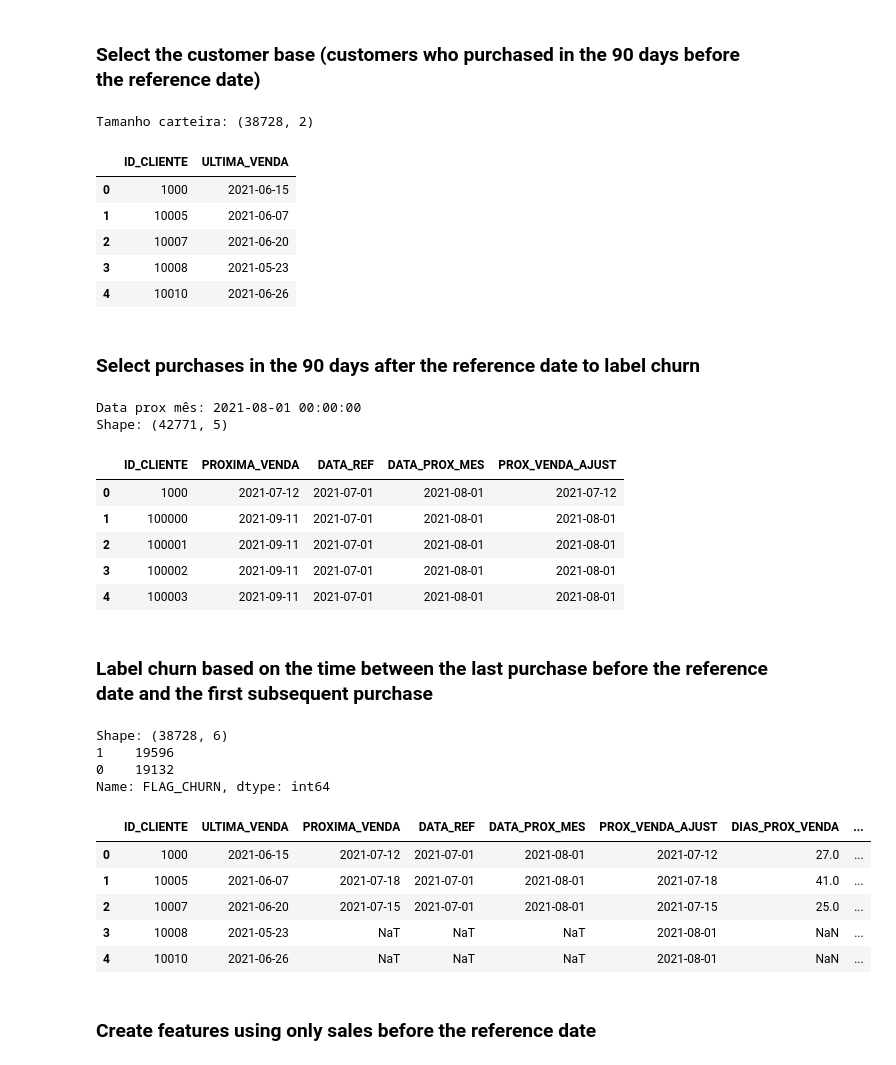
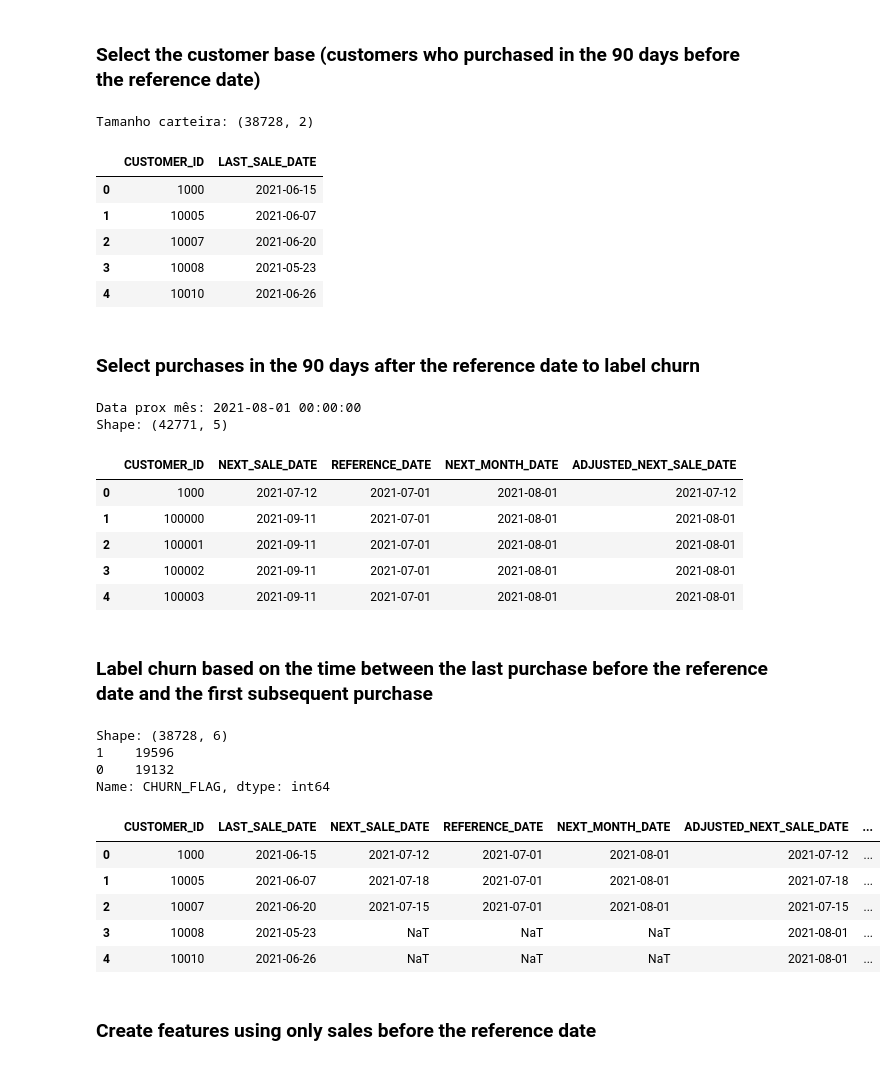
Before and after one commit to Joa1Camargo/online-petshop-data-analysis, a Jupyter notebook: notebooks/03.churn_recommendation.ipynb, the cells around one changed output. Saved outputs shown, nothing was run; the diff lists cells and outputs as text; code cells hidden in the pictures.

```diff
--- a/notebooks/03.churn_recommendation.ipynb
+++ b/notebooks/03.churn_recommendation.ipynb
@@ -155,0 +146,3 @@ df_cliente_vendas.head()
+# %%
+customer_sales['DAYS_BETWEEN_SALES'] = (customer_sales['NEXT_SALE_DATE'] - customer_sales['SALE_DATE']).dt.days
+customer_sales.head()
@@ -228,15 +228,15 @@ df_cliente_vendas.head()
 ### Select the customer base (customers who purchased in the 90 days before the reference date)
 # %%
 # Select the customer base (customers who purchased in the 90 days before the reference date)
-df_clientes_cart = df_cliente_vendas[(df_cliente_vendas['DATA_VENDA'] >= data_lim_cart) &
-                                     (df_cliente_vendas['DATA_VENDA'] < data_ref)]\
-    .groupby('ID_CLIENTE')[['DATA_VENDA']].max().reset_index()
-df_clientes_cart = df_clientes_cart.rename(columns={'DATA_VENDA':'ULTIMA_VENDA'})
-print('Tamanho carteira:', df_clientes_cart.shape)
-df_clientes_cart.head()
+eligible_customers = customer_sales[(customer_sales['SALE_DATE'] >= customer_window_start) &
+                                     (customer_sales['SALE_DATE'] < reference_date)]\
+    .groupby('CUSTOMER_ID')[['SALE_DATE']].max().reset_index()
+eligible_customers = eligible_customers.rename(columns={'SALE_DATE':'LAST_SALE_DATE'})
+print('Eligible customer count:', eligible_customers.shape)
+eligible_customers.head()
 # %% [output]
 Tamanho carteira: (38728, 2)
-|  | ID_CLIENTE | ULTIMA_VENDA |
+|  | CUSTOMER_ID | LAST_SALE_DATE |
 | 0 | 1000 | 2021-06-15 |
 | 1 | 10005 | 2021-06-07 |
 | 2 | 10007 | 2021-06-20 |
@@ -246,21 +246,21 @@ Tamanho carteira: (38728, 2)
 ### Select purchases in the 90 days after the reference date to label churn
 # %%
 # Select purchases in the 90 days after the reference date to label churn
-df_clientes_prox_venda = df_cliente_vendas[(df_cliente_vendas['DATA_VENDA'] >= data_ref) &
-                                           (df_cliente_vendas['DATA_VENDA'] < data_lim_resp)].\
-    groupby('ID_CLIENTE')[['DATA_VENDA']].min().reset_index()
-df_clientes_prox_venda = df_clientes_prox_venda.rename(columns={'DATA_VENDA':'PROXIMA_VENDA'})
-df_clientes_prox_venda['DATA_REF'] = data_ref
-df_clientes_prox_venda['DATA_PROX_MES'] = df_clientes_prox_venda['DATA_REF'] + pd.DateOffset(months=1)
-data_prox_mes = df_clientes_prox_venda['DATA_PROX_MES'].max()
-print('Next-month date:', data_prox_mes)
-df_clientes_prox_venda['PROX_VENDA_AJUST'] = df_clientes_prox_venda[['PROXIMA_VENDA','DATA_PROX_MES']].min(axis=1)
-print('Shape:', df_clientes_prox_venda.shape)
-df_clientes_prox_venda.head()
+next_purchase_by_customer = customer_sales[(customer_sales['SALE_DATE'] >= reference_date) &
+                                           (customer_sales['SALE_DATE'] < response_end_date)].\
+    groupby('CUSTOMER_ID')[['SALE_DATE']].min().reset_index()
+next_purchase_by_customer = next_purchase_by_customer.rename(columns={'SALE_DATE':'NEXT_SALE_DATE'})
+next_purchase_by_customer['REFERENCE_DATE'] = reference_date
+next_purchase_by_customer['NEXT_MONTH_DATE'] = next_purchase_by_customer['REFERENCE_DATE'] + pd.DateOffset(months=1)
+next_month_boundary = next_purchase_by_customer['NEXT_MONTH_DATE'].max()
+print('Next-month date:', next_month_boundary)
+next_purchase_by_customer['ADJUSTED_NEXT_SALE_DATE'] = next_purchase_by_customer[['NEXT_SALE_DATE','NEXT_MONTH_DATE']].min(axis=1)
+print('Shape:', next_purchase_by_customer.shape)
+next_purchase_by_customer.head()
 # %% [output]
 Data prox mês: 2021-08-01 00:00:00
 Shape: (42771, 5)
-|  | ID_CLIENTE | PROXIMA_VENDA | DATA_REF | DATA_PROX_MES | PROX_VENDA_AJUST |
+|  | CUSTOMER_ID | NEXT_SALE_DATE | REFERENCE_DATE | NEXT_MONTH_DATE | ADJUSTED_NEXT_SALE_DATE |
 | 0 | 1000 | 2021-07-12 | 2021-07-01 | 2021-08-01 | 2021-07-12 |
 | 1 | 100000 | 2021-09-11 | 2021-07-01 | 2021-08-01 | 2021-08-01 |
 | 2 | 100001 | 2021-09-11 | 2021-07-01 | 2021-08-01 | 2021-08-01 |
@@ -270,26 +270,26 @@ Shape: (42771, 5)
 ### Label churn based on the time between the last purchase before the reference date and the first subsequent purchase
 # %%
 # Label churn based on the time between the last purchase before the reference date and the first subsequent purchase
-df_clientes_cart_resp = df_clientes_cart.merge(df_clientes_prox_venda, on='ID_CLIENTE', how='left')
-print('Shape:', df_clientes_cart_resp.shape)
-df_clientes_cart_resp['DIAS_PROX_VENDA'] = (df_clientes_cart_resp['PROXIMA_VENDA'] - df_clientes_cart_resp['ULTIMA_VENDA']).dt.days
-df_clientes_cart_resp['PROX_VENDA_AJUST'] = df_clientes_cart_resp['PROX_VENDA_AJUST'].fillna(data_prox_mes)
-df_clientes_cart_resp['DIAS_PROX_VENDA_AJUST'] = (df_clientes_cart_resp['PROX_VENDA_AJUST'] - df_clientes_cart_resp['ULTIMA_VENDA']).dt.days
-df_clientes_cart_resp['FLAG_CHURN'] = np.where(df_clientes_cart_resp['DIAS_PROX_VENDA'] < dias_churn, 0, 1)
-df_clientes_cart_resp['FLAG_CHURN_MES'] = np.where(df_clientes_cart_resp['DIAS_PROX_VENDA_AJUST'] < dias_churn, 0, 1)
-print(df_clientes_cart_resp.FLAG_CHURN.value_counts())
-df_clientes_cart_resp.head()
+customer_churn_labels = eligible_customers.merge(next_purchase_by_customer, on='CUSTOMER_ID', how='left')
+print('Shape:', customer_churn_labels.shape)
+customer_churn_labels['DAYS_TO_NEXT_SALE'] = (customer_churn_labels['NEXT_SALE_DATE'] - customer_churn_labels['LAST_SALE_DATE']).dt.days
+customer_churn_labels['ADJUSTED_NEXT_SALE_DATE'] = customer_churn_labels['ADJUSTED_NEXT_SALE_DATE'].fillna(next_month_boundary)
+customer_churn_labels['ADJUSTED_DAYS_TO_NEXT_SALE'] = (customer_churn_labels['ADJUSTED_NEXT_SALE_DATE'] - customer_churn_labels['LAST_SALE_DATE']).dt.days
+customer_churn_labels['CHURN_FLAG'] = np.where(customer_churn_labels['DAYS_TO_NEXT_SALE'] < churn_days, 0, 1)
+customer_churn_labels['MONTHLY_CHURN_FLAG'] = np.where(customer_churn_labels['ADJUSTED_DAYS_TO_NEXT_SALE'] < churn_days, 0, 1)
+print(customer_churn_labels.CHURN_FLAG.value_counts())
+customer_churn_labels.head()
 # %% [output]
 Shape: (38728, 6)
 1    19596
 0    19132
-Name: FLAG_CHURN, dtype: int64
+Name: CHURN_FLAG, dtype: int64
-|  | ID_CLIENTE | ULTIMA_VENDA | PROXIMA_VENDA | DATA_REF | DATA_PROX_MES | PROX_VENDA_AJUST | DIAS_PROX_VENDA | ... |
-| 0 | 1000 | 2021-06-15 | 2021-07-12 | 2021-07-01 | 2021-08-01 | 2021-07-12 | 27.0 | ... |
-| 1 | 10005 | 2021-06-07 | 2021-07-18 | 2021-07-01 | 2021-08-01 | 2021-07-18 | 41.0 | ... |
-| 2 | 10007 | 2021-06-20 | 2021-07-15 | 2021-07-01 | 2021-08-01 | 2021-07-15 | 25.0 | ... |
-| 3 | 10008 | 2021-05-23 | NaT | NaT | NaT | 2021-08-01 | NaN | ... |
-| 4 | 10010 | 2021-06-26 | NaT | NaT | NaT | 2021-08-01 | NaN | ... |
+|  | CUSTOMER_ID | LAST_SALE_DATE | NEXT_SALE_DATE | REFERENCE_DATE | NEXT_MONTH_DATE | ADJUSTED_NEXT_SALE_DATE | ... |
+| 0 | 1000 | 2021-06-15 | 2021-07-12 | 2021-07-01 | 2021-08-01 | 2021-07-12 | ... |
+| 1 | 10005 | 2021-06-07 | 2021-07-18 | 2021-07-01 | 2021-08-01 | 2021-07-18 | ... |
+| 2 | 10007 | 2021-06-20 | 2021-07-15 | 2021-07-01 | 2021-08-01 | 2021-07-15 | ... |
+| 3 | 10008 | 2021-05-23 | NaT | NaT | NaT | 2021-08-01 | ... |
+| 4 | 10010 | 2021-06-26 | NaT | NaT | NaT | 2021-08-01 | ... |
 # %% [markdown]
 ### Create features using only sales before the reference date
 # %%
```
Also changed, not shown: parts of 80 cells of this notebook, 1 other file.
